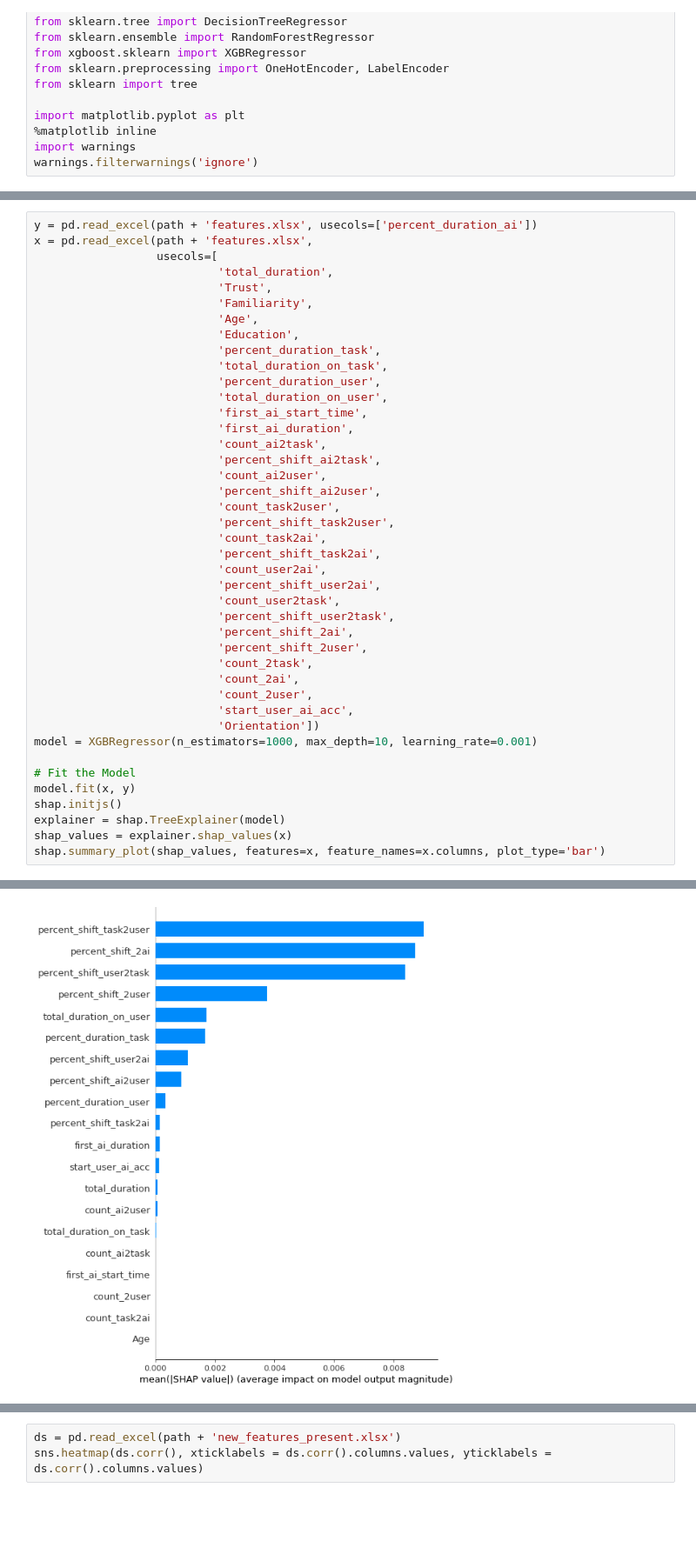
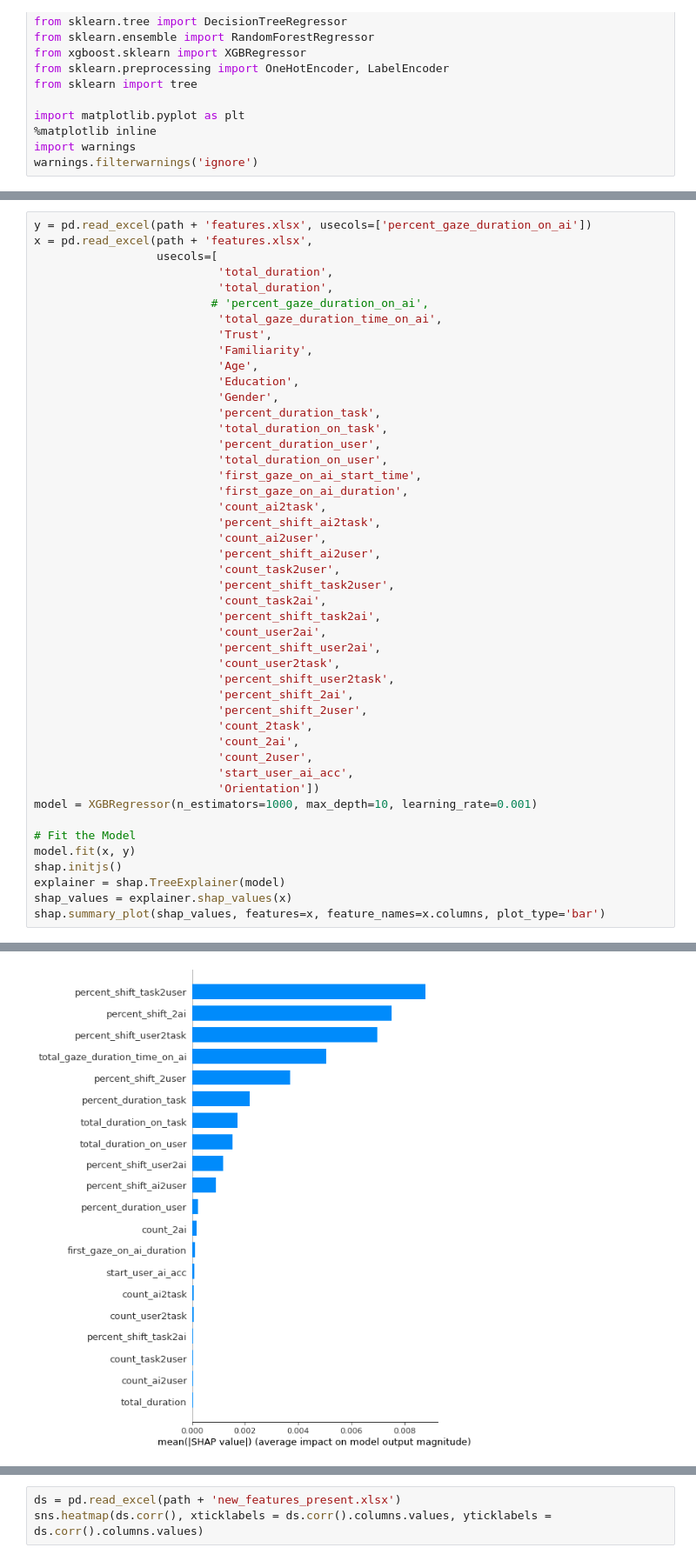
Before and after one commit to ymo6/user_ai_reliance, a Jupyter notebook: Alex's code/feature_selections.ipynb, the cells around one changed output, grey strips where cells are left out. Shown at 87% size. Drawn from its saved outputs; the diff is of its cells as text; blank space fills up the shorter version.

```diff
--- a/Alex's code/feature_selections.ipynb
+++ b/Alex's code/feature_selections.ipynb
@@ -67,46 +68,50 @@ shap.summary_plot(shap_values, features=x, feature_names=x.columns, plot_type='b
 # %%
-y = pd.read_excel(path + 'features.xlsx', usecols=['percent_duration_ai'])
+y = pd.read_excel(path + 'features.xlsx', usecols=['percent_gaze_duration_on_ai'])
 x = pd.read_excel(path + 'features.xlsx',
                   usecols=[
                            'total_duration',
+                           'total_duration',
+                          # 'percent_gaze_duration_on_ai',
+                           'total_gaze_duration_time_on_ai',
                            'Trust',
                            'Familiarity',
                            'Age',
                            'Education',
+                           'Gender',
                            'percent_duration_task',
                            'total_duration_on_task',
                            'percent_duration_user',
                            'total_duration_on_user',
-                           'first_ai_start_time',
-                           'first_ai_duration',
+                           'first_gaze_on_ai_start_time',
+                           'first_gaze_on_ai_duration',
                            'count_ai2task',
                            'percent_shift_ai2task',
                            'count_ai2user',
                            'percent_shift_ai2user',
                            'count_task2user',
                            'percent_shift_task2user',
                            'count_task2ai',
                            'percent_shift_task2ai',
                            'count_user2ai',
                            'percent_shift_user2ai',
                            'count_user2task',
                            'percent_shift_user2task',
                            'percent_shift_2ai',
                            'percent_shift_2user',
                            'count_2task',
                            'count_2ai',
                            'count_2user',
                            'start_user_ai_acc',
                            'Orientation'])
 model = XGBRegressor(n_estimators=1000, max_depth=10, learning_rate=0.001)
 
 # Fit the Model
 model.fit(x, y)
 shap.initjs()
 explainer = shap.TreeExplainer(model)
 shap_values = explainer.shap_values(x)
 shap.summary_plot(shap_values, features=x, feature_names=x.columns, plot_type='bar')
 # %% [output]
 [interactive output not drawn]
-[figure, old version]
+[figure, new version]
 # %%
```
Also changed, not shown: parts of 3 cells of this notebook, 2 other files.
